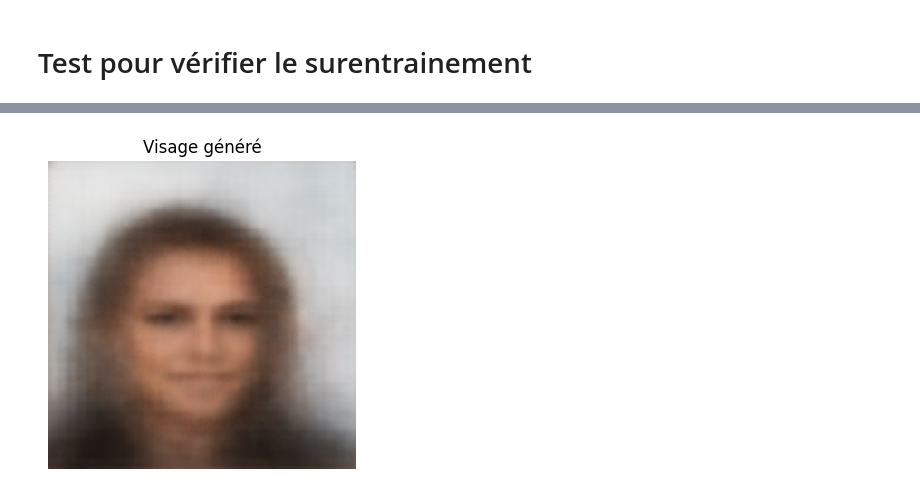
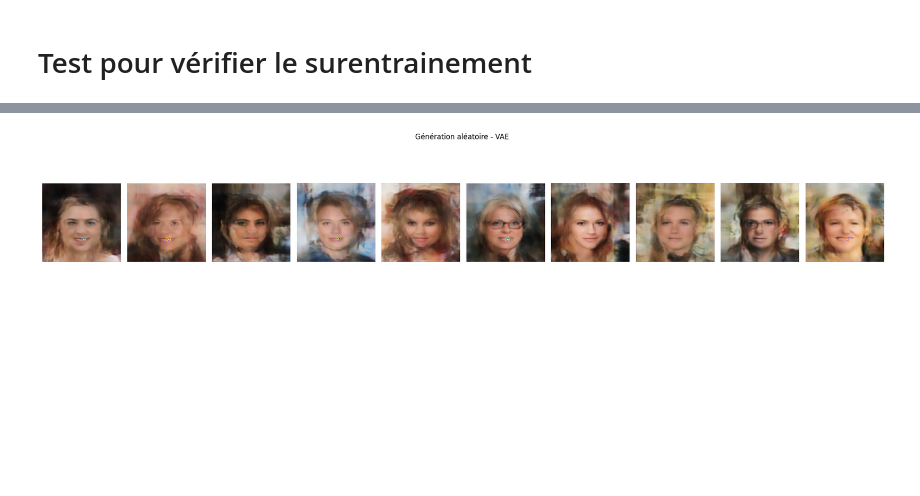
Before and after one commit to djakesa/AE-VAE-GAN-CelebA, a Jupyter notebook: VAE_learnable_prior.ipynb, the cells around one changed output, grey strips where cells are left out. Drawn from its saved outputs; the diff is of its cells as text; code cells hidden in the pictures; blank space fills up the shorter version.

```diff
--- a/VAE_learnable_prior.ipynb
+++ b/VAE_learnable_prior.ipynb
@@ -32,7 +31,7 @@ Mounted at /content/drive
 import cv2
 import matplotlib.pyplot as plt
 
-img= cv2.imread('/content/drive/MyDrive/img_align_celeba/img_align_celeba/002001.jpg')
+img= cv2.imread('/content/drive/MyDrive/img_align_celeba/img_align_celeba/000001.jpg')
 img= cv2.cvtColor(img, cv2.COLOR_BGR2RGB)
 
 plt.figure()
@@ -359,4 +365,4 @@ Perte(s) additionnelle(s) du modèle : []
 # %%
-vae.compile(learning_rate=0.001, r_loss_factor=1000)
+vae.compile(learning_rate=0.001)
 # %%
 MODE = "build"  # "build" ou "load"
@@ -466,15 +443,0 @@ for i in range(4):
-# %%
-grid_size = 10
-grid_depth = 5
-z_random = np.random.normal(0, 1, size=(grid_size * grid_depth, vae.z_dim))
-
-reconstructed_images = vae.decoder.predict(z_random)
-
-fig = plt.figure(figsize=(grid_size, grid_depth))
-fig.subplots_adjust(hspace=0.4, wspace=0.4)
-
-for i in range(grid_size * grid_depth):
-    ax = fig.add_subplot(grid_depth, grid_size, i+1)
-    ax.axis('off')
-    ax.imshow(reconstructed_images[i, ..., ::-1])  # pas de cmap ici : c’est du RGB
-plt.show()
@@ -484,17 +485,21 @@ plt.show()
 # %%
+import numpy as np
 import matplotlib.pyplot as plt
-import numpy as np
 
-# 1. Générer un seul point aléatoire dans l'espace latent
-z_sample = np.random.normal(0, 1, size=(1, vae.z_dim))
+# Génération de 10 points aléatoires dans l’espace latent
+z_samples = np.random.normal(size=(10, vae.z_dim))
 
-# 2. Décoder en image RGB
-generated_image = vae.decoder.predict(z_sample)[0]
+# Décodage en images
+generated_imgs = vae.decoder.predict(z_samples)
 
-# 3. Afficher
-plt.figure(figsize=(4, 4))
-plt.imshow(reconstructed_images[i, ..., ::-1])  # pas de cmap ici : c’est du RGB
-plt.axis('off')
-plt.title("Visage généré")
+# Affichage
+plt.figure(figsize=(20, 4))
+for i, img in enumerate(generated_imgs):
+    plt.subplot(1, 10, i + 1)
+    plt.imshow(img[..., ::-1])  # Les images sont déjà en RGB
+    plt.axis('off')
+
+plt.suptitle("Génération aléatoire - VAE ")
+plt.tight_layout()
 plt.show()
 # %% [output]
@@ -502 +507 @@ plt.show()
-[figure, old version]
+[figure, new version]
```
Also changed, not shown: parts of 16 cells of this notebook.
